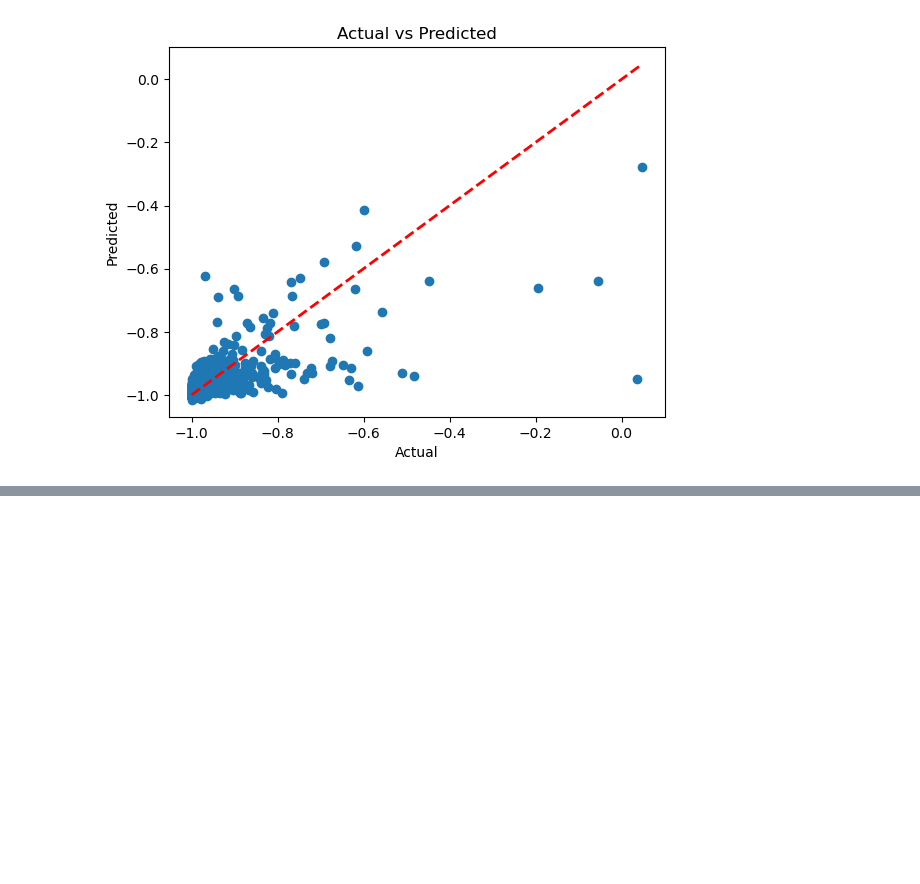
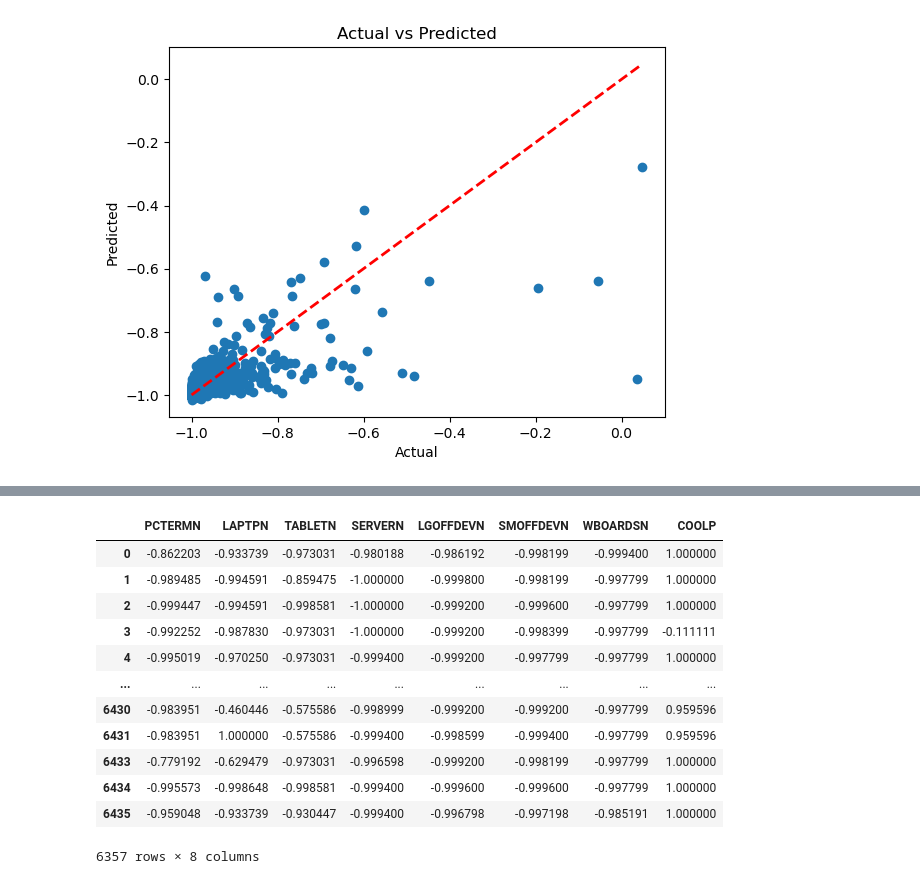
Before and after one commit to aash1999/Commercial-Buildings-Energy-Consumption-Survey, a Jupyter notebook: codes/EDAQ3_Aakash.ipynb, the cells around one changed output, grey strips where cells are left out. Saved outputs shown, nothing was run; the diff lists cells and outputs as text; code cells hidden in the pictures; blank space fills up the shorter version.

```diff
--- a/codes/EDAQ3_Aakash.ipynb
+++ b/codes/EDAQ3_Aakash.ipynb
@@ -456,0 +611,16 @@ R² Score: 0.4635
+# %%
+df_data_prep[cont_cols]
+# %% [output]
+|  | PCTERMN | LAPTPN | TABLETN | SERVERN | LGOFFDEVN | SMOFFDEVN | WBOARDSN | COOLP |
+| 0 | -0.862203 | -0.933739 | -0.973031 | -0.980188 | -0.986192 | -0.998199 | -0.999400 | 1.000000 |
+| 1 | -0.989485 | -0.994591 | -0.859475 | -1.000000 | -0.999800 | -0.998199 | -0.997799 | 1.000000 |
+| 2 | -0.999447 | -0.994591 | -0.998581 | -1.000000 | -0.999200 | -0.999600 | -0.997799 | 1.000000 |
+| 3 | -0.992252 | -0.987830 | -0.973031 | -1.000000 | -0.999200 | -0.998399 | -0.997799 | -0.111111 |
+| 4 | -0.995019 | -0.970250 | -0.973031 | -0.999400 | -0.999200 | -0.997799 | -0.997799 | 1.000000 |
+| ... | ... | ... | ... | ... | ... | ... | ... | ... |
+| 6430 | -0.983951 | -0.460446 | -0.575586 | -0.998999 | -0.999200 | -0.999200 | -0.997799 | 0.959596 |
+| 6431 | -0.983951 | 1.000000 | -0.575586 | -0.999400 | -0.998599 | -0.999400 | -0.997799 | 0.959596 |
+| 6433 | -0.779192 | -0.629479 | -0.973031 | -0.996598 | -0.999200 | -0.998199 | -0.997799 | 1.000000 |
+| 6434 | -0.995573 | -0.998648 | -0.998581 | -0.999400 | -0.999600 | -0.999600 | -0.997799 | 1.000000 |
+| 6435 | -0.959048 | -0.933739 | -0.930447 | -0.999400 | -0.996798 | -0.997198 | -0.985191 | 1.000000 |
+6357 rows × 8 columns
```
Also changed, not shown: parts of 4 cells of this notebook, 1 other file.
